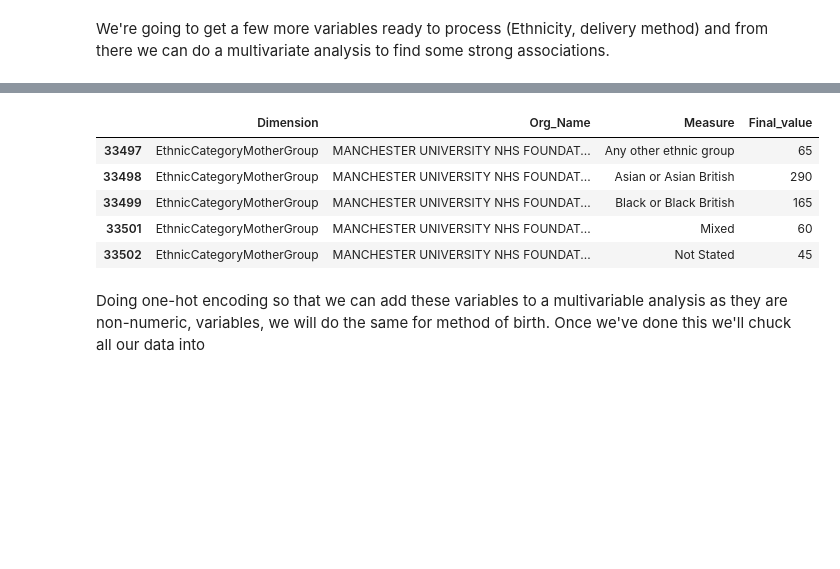
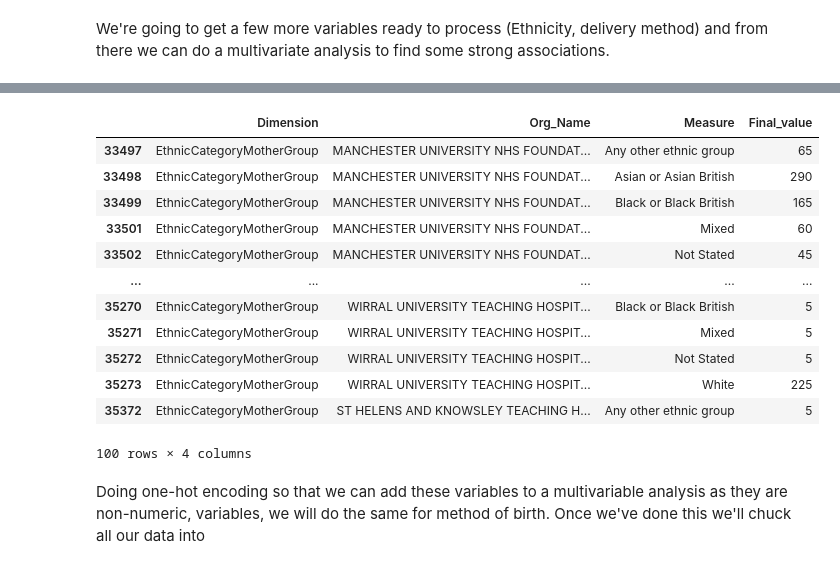
Before and after one commit to richardcornall/NHS-maternity-analysis, a Jupyter notebook: maternity analysis.ipynb, the cells around one changed output, grey strips where cells are left out. Saved outputs shown, nothing was run; the diff lists cells and outputs as text; code cells hidden in the pictures; blank space fills up the shorter version.

```diff
--- a/maternity analysis.ipynb
+++ b/maternity analysis.ipynb
@@ -662,17 +661,25 @@ final_df_csfpercent.head()
 # %%
 df_ethnic_category = dftrusts[dftrusts['Dimension'] == 'EthnicCategoryMotherGroup']
 
-# Step 2: Select the relevant columns: 'Dimension', 'Org_Name', 'Measure', and 'Final_value'
 df_ethnic_category = df_ethnic_category[['Dimension', 'Org_Name', 'Measure', 'Final_value']]
+for column in df_ethnic_category.columns:
+    if df_ethnic_category[column].dtype == 'bool':
+        df_ethnic_category[column] = df_ethnic_category[column].astype(int)
 
-# Step 3: Display the new DataFrame to verify
-df_ethnic_category.head()
+df_ethnic_category.head(100)
 # %% [output]
 |  | Dimension | Org_Name | Measure | Final_value |
 | 33497 | EthnicCategoryMotherGroup | MANCHESTER UNIVERSITY NHS FOUNDAT... | Any other ethnic group | 65 |
 | 33498 | EthnicCategoryMotherGroup | MANCHESTER UNIVERSITY NHS FOUNDAT... | Asian or Asian British | 290 |
 | 33499 | EthnicCategoryMotherGroup | MANCHESTER UNIVERSITY NHS FOUNDAT... | Black or Black British | 165 |
 | 33501 | EthnicCategoryMotherGroup | MANCHESTER UNIVERSITY NHS FOUNDAT... | Mixed | 60 |
 | 33502 | EthnicCategoryMotherGroup | MANCHESTER UNIVERSITY NHS FOUNDAT... | Not Stated | 45 |
+| ... | ... | ... | ... | ... |
+| 35270 | EthnicCategoryMotherGroup | WIRRAL UNIVERSITY TEACHING HOSPIT... | Black or Black British | 5 |
+| 35271 | EthnicCategoryMotherGroup | WIRRAL UNIVERSITY TEACHING HOSPIT... | Mixed | 5 |
+| 35272 | EthnicCategoryMotherGroup | WIRRAL UNIVERSITY TEACHING HOSPIT... | Not Stated | 5 |
+| 35273 | EthnicCategoryMotherGroup | WIRRAL UNIVERSITY TEACHING HOSPIT... | White | 225 |
+| 35372 | EthnicCategoryMotherGroup | ST HELENS AND KNOWSLEY TEACHING H... | Any other ethnic group | 5 |
+100 rows × 4 columns
 # %% [markdown]
 Doing one-hot encoding so that we can add these variables to a multivariable analysis as they are non-numeric,  variables, we will do the same for method of birth. Once we've done this we'll chuck all our data into
```
Also changed, not shown: parts of 17 cells of this notebook.
